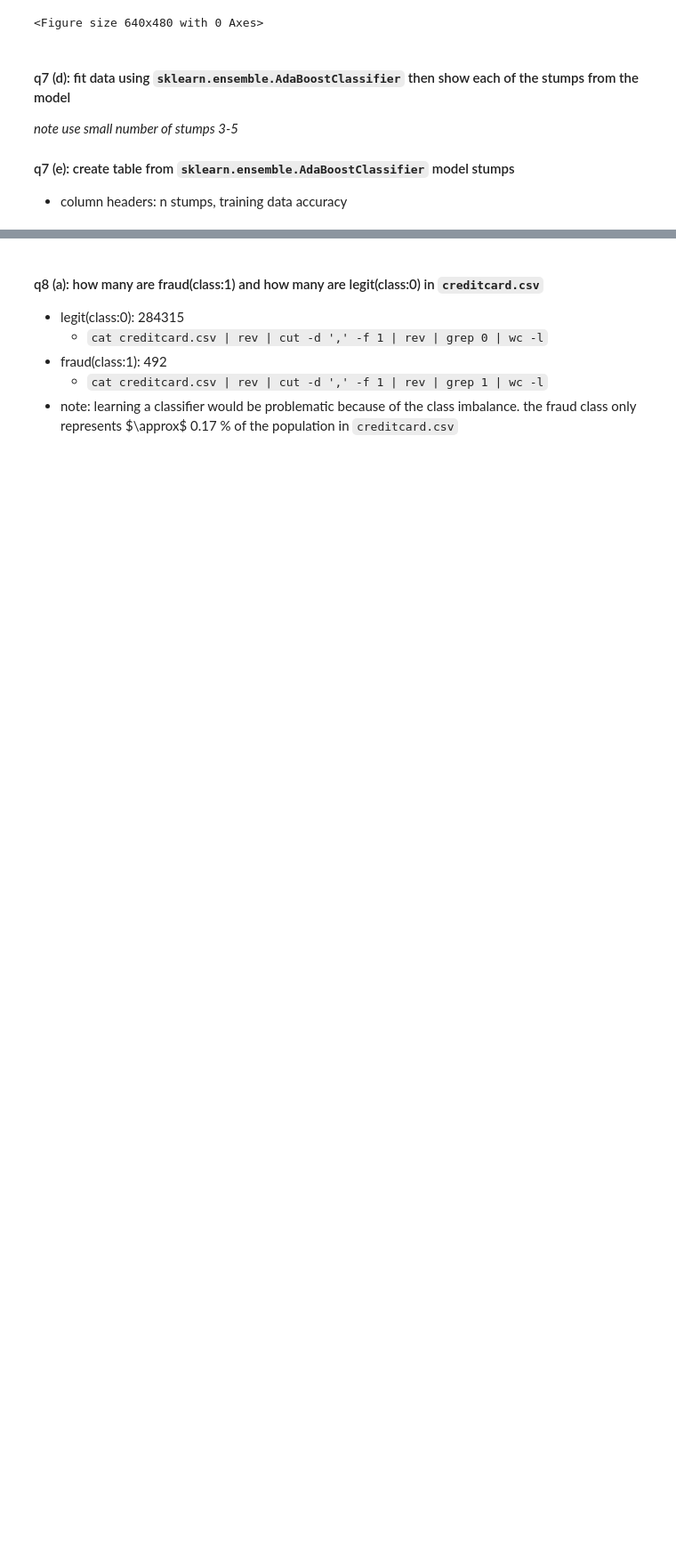
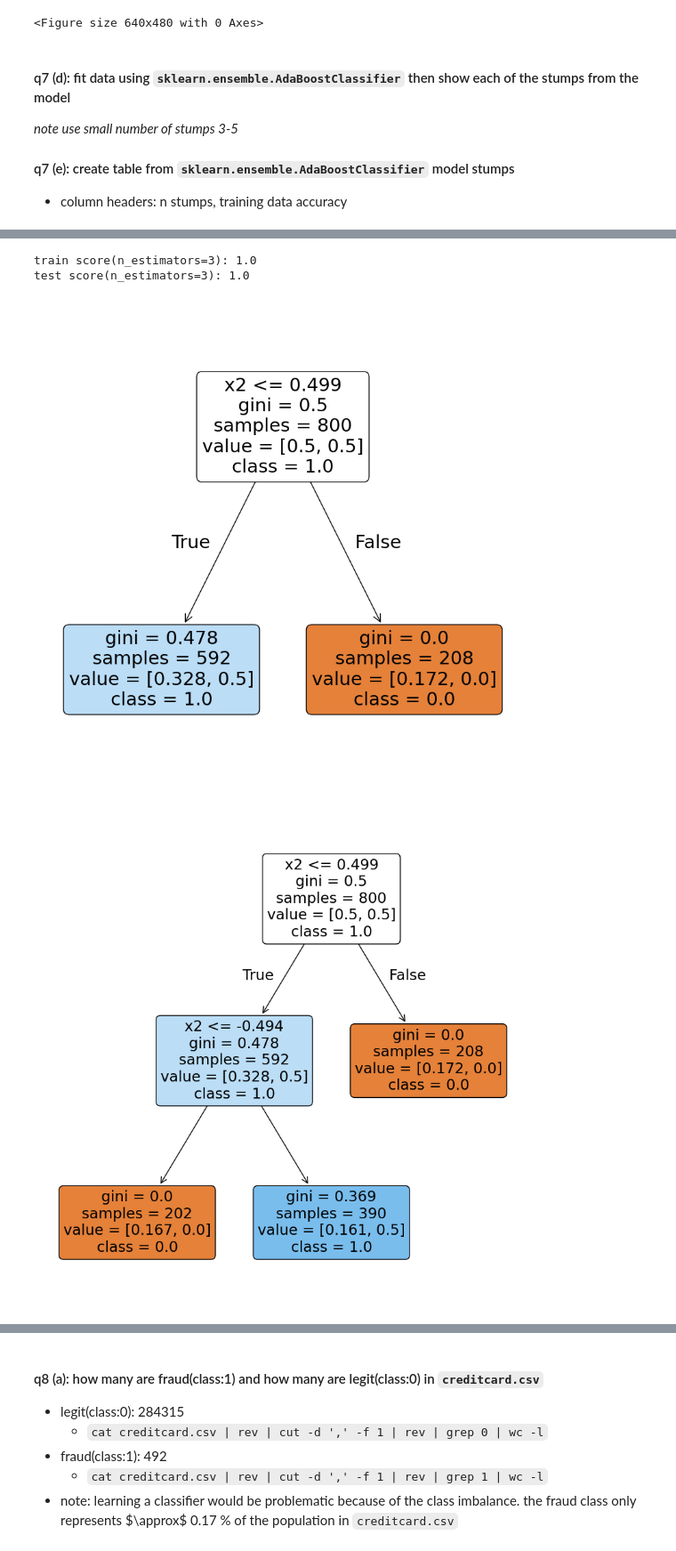
Before and after one commit to 0tv0renakniga/ds_masters, a Jupyter notebook: dsc_255/module_9/hw9_v2.ipynb, the cells around one changed output, grey strips where cells are left out. Shown at 89% size. Saved outputs shown, nothing was run; the diff lists cells and outputs as text; code cells hidden in the pictures; blank space fills up the shorter version.

```diff
--- a/dsc_255/module_9/hw9_v2.ipynb
+++ b/dsc_255/module_9/hw9_v2.ipynb
@@ -128,0 +85,25 @@ Accuracy for 4 stumps: 1.0
+# %%
+from sklearn.ensemble import AdaBoostClassifier
+
+def ada_q7(x_train, x_test, y_train, y_test,n):
+    ## initalize the first decision tree stump for the ada booster
+    stump = DecisionTreeClassifier(max_depth=n,class_weight='balanced',random_state=42)
+
+    ## initalize ada booster model with n stumps
+    ada = AdaBoostClassifier(estimator=stump,n_estimators=n,learning_rate=1.0,algorithm='SAMME',random_state=42)
+
+    ada.fit(x_train,y_train)
+    print(f"train score(n_estimators={n}): {ada.score(x_train,y_train)}")
+    print(f"test score(n_estimators={n}): {ada.score(x_test,y_test)}")
+
+    fig = plt.figure(figsize=(8,8))
+    tree.plot_tree(ada.estimators_[0], feature_names=["x1", "x2"], class_names=["0.0","1.0"],filled=True, rounded=True)
+    plt.tight_layout()
+    plt.savefig(f"hw9_q7d_ada_stumps_{n}.png")
+    #plt.show()
+
+
+stumps = [1,2,3]
+for n in stumps:
+    ada_q7(x_train, x_test, y_train, y_test,n)
+# %% [output]
@@ -128,0 +114,4 @@ Accuracy for 4 stumps: 1.0
+train score(n_estimators=3): 1.0
+test score(n_estimators=3): 1.0
+[figure, added]
+[figure, added]
```
Also changed, not shown: parts of 4 cells of this notebook.
